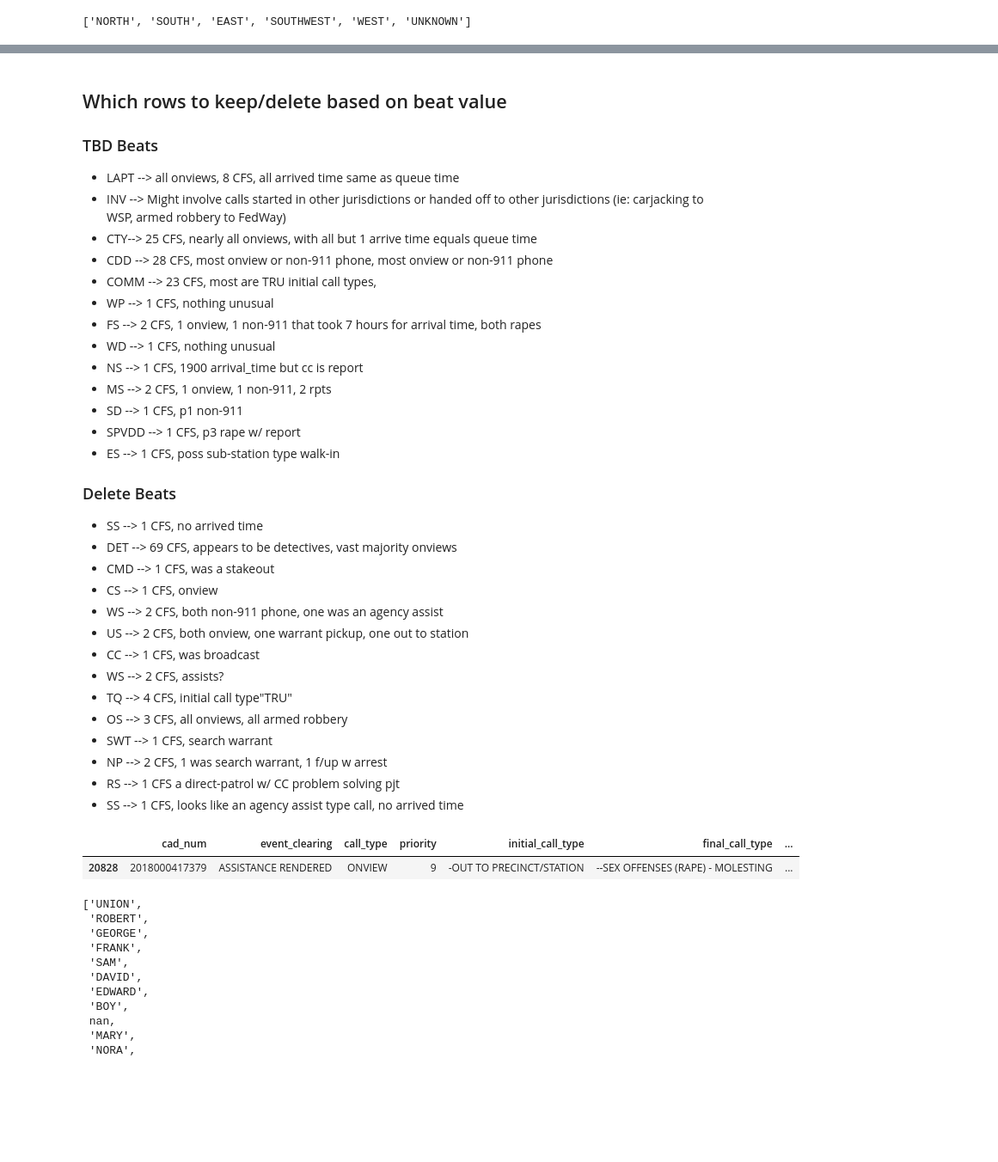
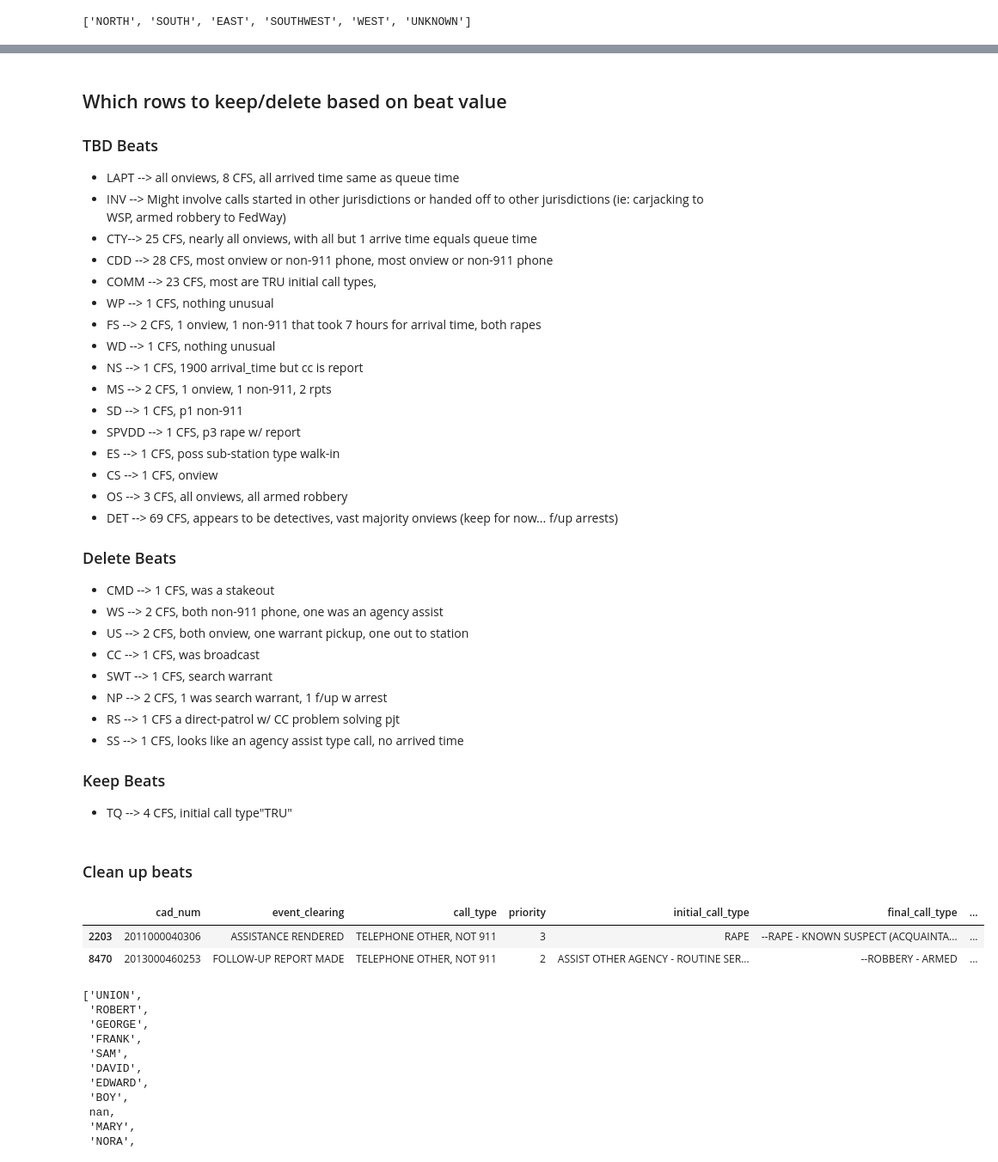
Before and after one commit to teacupwoozy/spd_notebook_archive, a Jupyter notebook: spd_notebook/2010-2018_sexcrimes_violentcrimes.ipynb, the cells around one changed output, grey strips where cells are left out. Shown at 86% size. Drawn from its saved outputs; the diff is of its cells as text; code cells hidden in the pictures; blank space fills up the shorter version.

```diff
--- a/spd_notebook/2010-2018_sexcrimes_violentcrimes.ipynb
+++ b/spd_notebook/2010-2018_sexcrimes_violentcrimes.ipynb
@@ -319,19 +315,21 @@ data[data.sector.isnull()]
 * SD --> 1 CFS, p1 non-911
 * SPVDD --> 1 CFS, p3 rape w/ report
 * ES --> 1 CFS, poss sub-station type walk-in
+* CS --> 1 CFS, onview
+* OS --> 3 CFS, all onviews, all armed robbery
+* DET --> 69 CFS, appears to be detectives, vast majority onviews (keep for now... f/up arrests)
 
 ### Delete Beats
-* SS --> 1 CFS, no arrived time
-* DET --> 69 CFS, appears to be detectives, vast majority onviews
 * CMD --> 1 CFS, was a stakeout
-* CS --> 1 CFS, onview
 * WS --> 2 CFS, both non-911 phone, one was an agency assist
 * US --> 2 CFS, both onview, one warrant pickup, one out to station
 * CC --> 1 CFS, was broadcast
-* WS --> 2 CFS, assists?
-* TQ --> 4 CFS, initial call type"TRU"
-* OS --> 3 CFS, all onviews, all armed robbery
 * SWT --> 1 CFS, search warrant
 * NP --> 2 CFS, 1 was search warrant, 1 f/up w arrest
 * RS --> 1 CFS a direct-patrol w/ CC problem solving pjt
 * SS --> 1 CFS, looks like an agency assist type call, no arrived time
+
+### Keep Beats
+* TQ --> 4 CFS, initial call type"TRU"
+# %% [markdown]
+### Clean up beats
@@ -338,10 +338,11 @@ data[data.sector.isnull()]
 # %%
 # Sandbox for viewing rows associated with different beat ids
 
-data[data.beat.str.contains("ES")]
+data[data.beat.str.contains("WS")]
 # %% [output]
 |  | cad_num | event_clearing | call_type | priority | initial_call_type | final_call_type | ... |
-| 20828 | 2018000417379 | ASSISTANCE RENDERED | ONVIEW | 9 | -OUT TO PRECINCT/STATION | --SEX OFFENSES (RAPE) - MOLESTING | ... |
+| 2203 | 2011000040306 | ASSISTANCE RENDERED | TELEPHONE OTHER, NOT 911 | 3 | RAPE | --RAPE - KNOWN SUSPECT (ACQUAINTA... | ... |
+| 8470 | 2013000460253 | FOLLOW-UP REPORT MADE | TELEPHONE OTHER, NOT 911 | 2 | ASSIST OTHER AGENCY - ROUTINE SER... | --ROBBERY - ARMED | ... |
 # %%
 # Sector values
 
```
Also changed, not shown: parts of 19 cells of this notebook.
